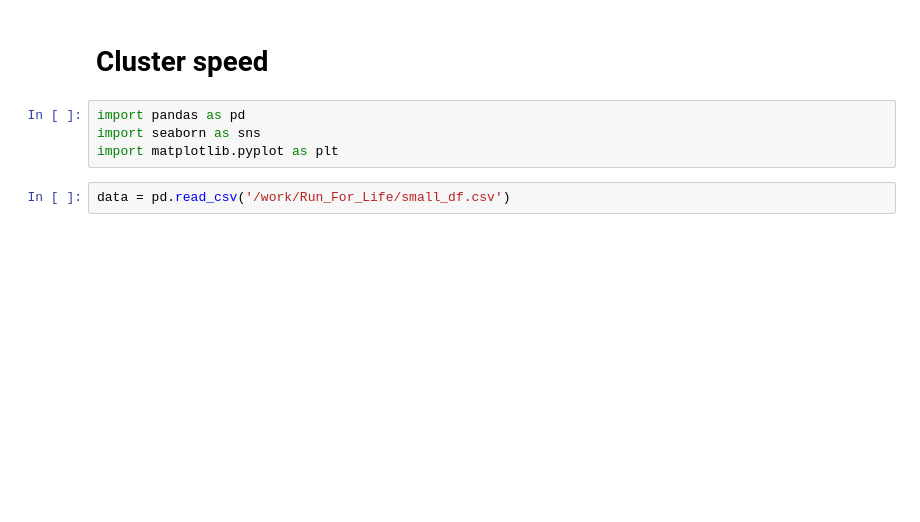
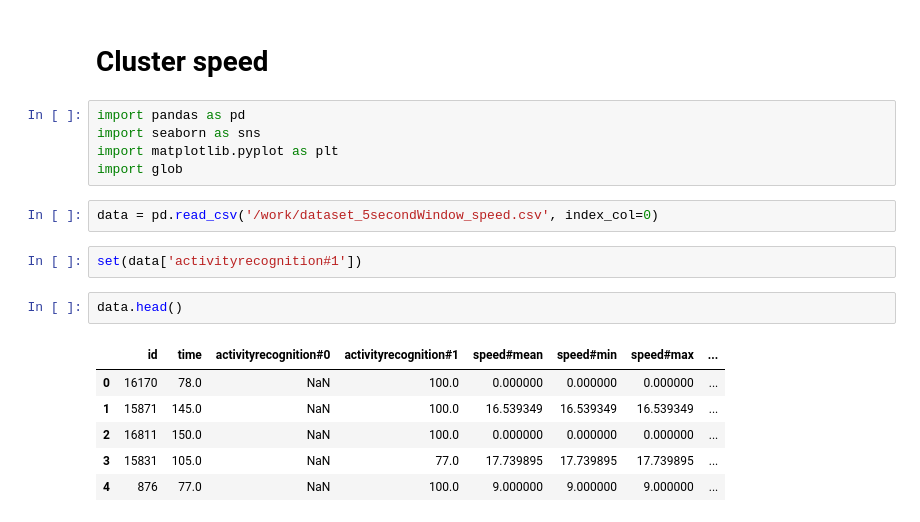
Before and after one commit to Healthy-Life-App-Strive-Build-Week2/Run_For_Life, a Jupyter notebook: Main_Data_Set.ipynb, the cells around one changed output. Drawn from its saved outputs; the diff is of its cells as text; blank space fills up the shorter version.

```diff
--- a/Main_Data_Set.ipynb
+++ b/Main_Data_Set.ipynb
@@ -4,5 +4,17 @@
 import pandas as pd
 import seaborn as sns
 import matplotlib.pyplot as plt
+import glob
 # %%
-data = pd.read_csv('/work/Run_For_Life/small_df.csv')
+data = pd.read_csv('/work/dataset_5secondWindow_speed.csv', index_col=0)
+# %%
+set(data['activityrecognition#1'])
+# %%
+data.head()
+# %% [output]
+|  | id | time | activityrecognition#0 | activityrecognition#1 | speed#mean | speed#min | speed#max | ... |
+| 0 | 16170 | 78.0 | NaN | 100.0 | 0.000000 | 0.000000 | 0.000000 | ... |
+| 1 | 15871 | 145.0 | NaN | 100.0 | 16.539349 | 16.539349 | 16.539349 | ... |
+| 2 | 16811 | 150.0 | NaN | 100.0 | 0.000000 | 0.000000 | 0.000000 | ... |
+| 3 | 15831 | 105.0 | NaN | 77.0 | 17.739895 | 17.739895 | 17.739895 | ... |
+| 4 | 876 | 77.0 | NaN | 100.0 | 9.000000 | 9.000000 | 9.000000 | ... |
```
Also changed, not shown: parts of 18 cells of this notebook, 7 other files.
